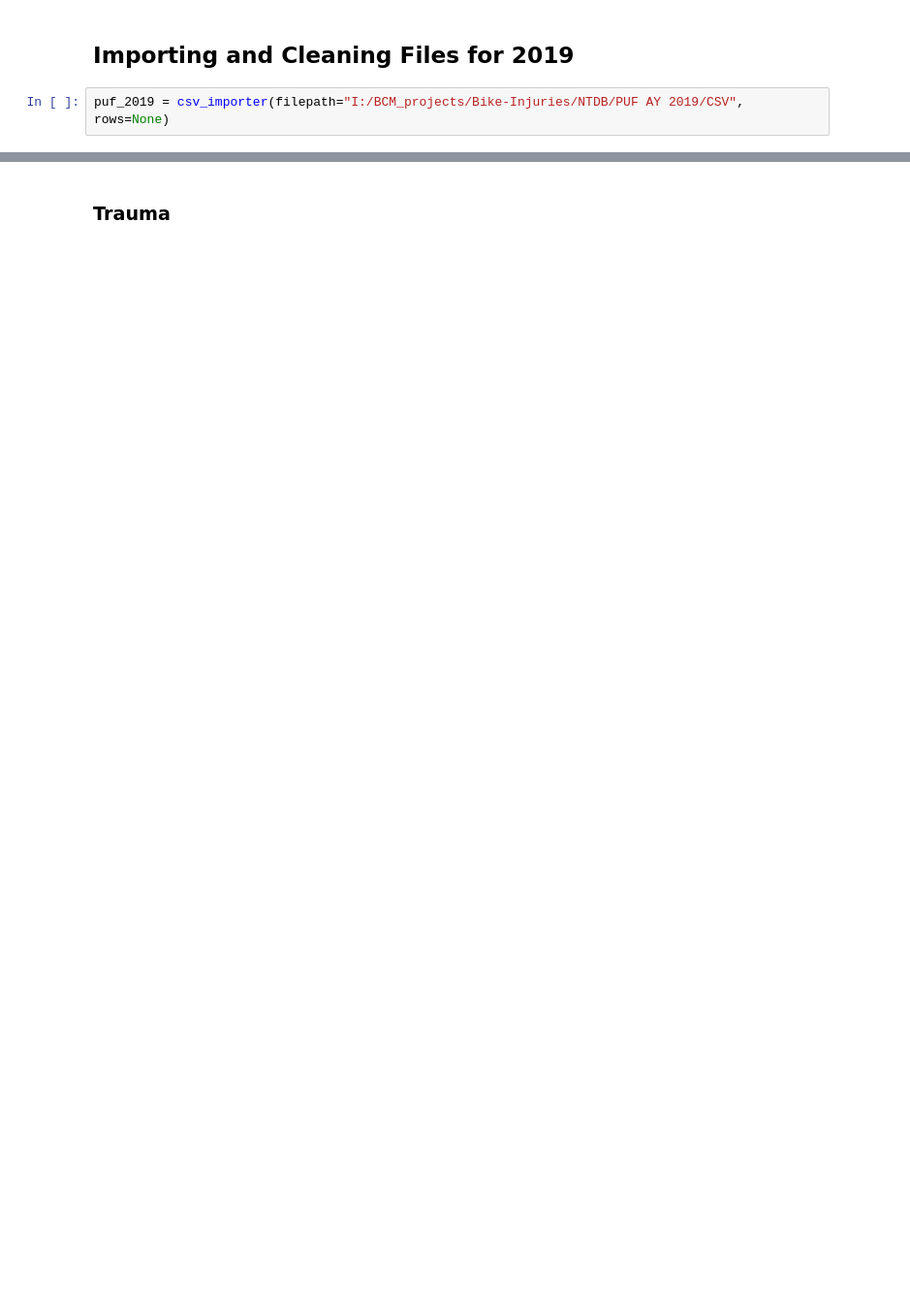
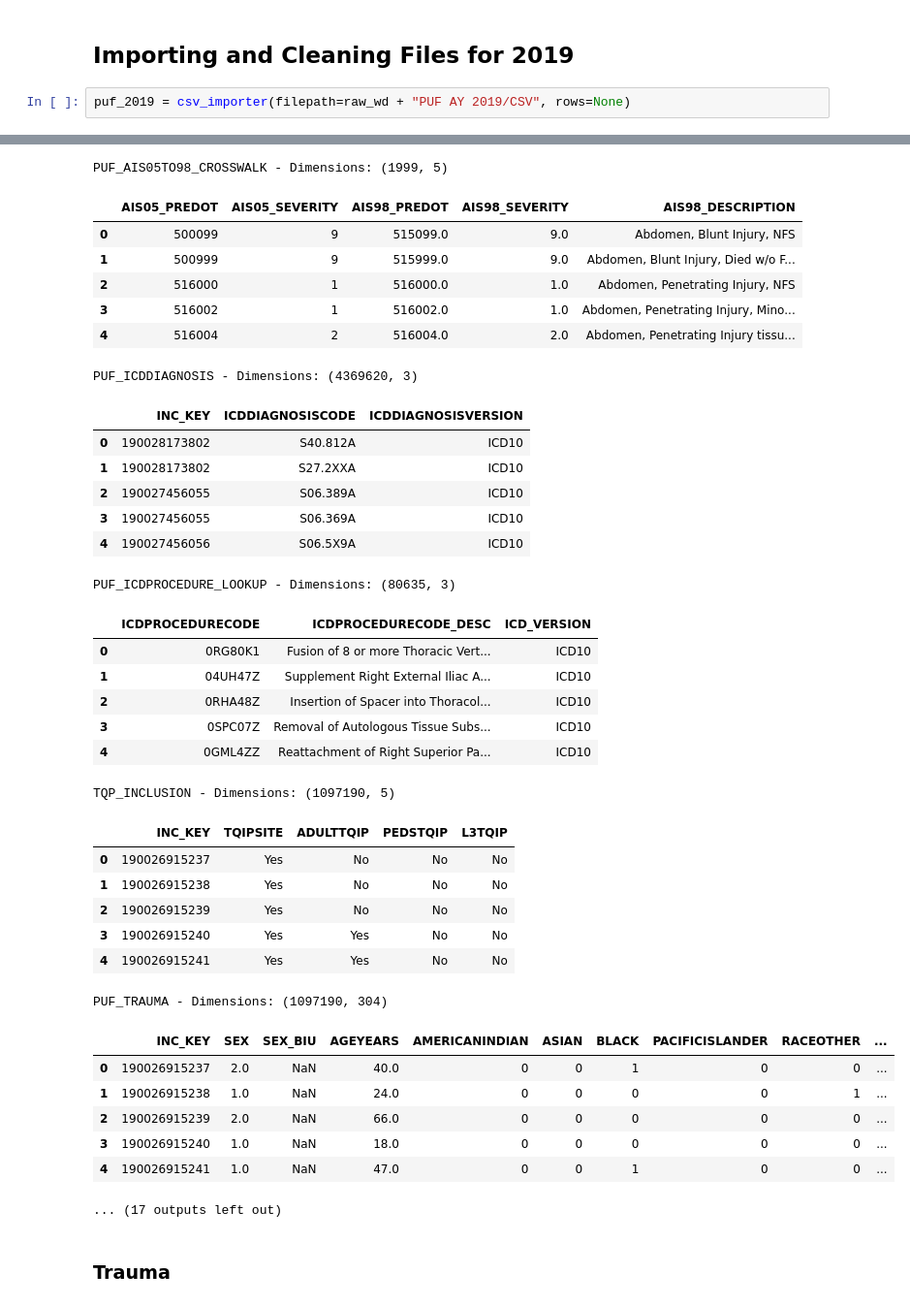
Before and after one commit to toofastdan117/TQP_bike_alcohol_helmets, a Jupyter notebook: 01_TQP_Parser.ipynb, the cells around one changed output, grey strips where cells are left out. Shown at 97% size. Drawn from its saved outputs; the diff is of its cells as text; blank space fills up the shorter version.

```diff
--- a/01_TQP_Parser.ipynb
+++ b/01_TQP_Parser.ipynb
@@ -239,4 +431,5 @@ stat_printer(proced_bikes)
 # %% [markdown]
 ## **Importing and Cleaning Files for 2019**
 # %%
-puf_2019 = csv_importer(filepath="I:/BCM_projects/Bike-Injuries/NTDB/PUF AY 2019/CSV", rows=None)
+puf_2019 = csv_importer(filepath=raw_wd + "PUF AY 2019/CSV", rows=None)
+# %% [output]
@@ -243,3 +459,39 @@ puf_2019 = csv_importer(filepath="I:/BCM_projects/Bike-Injuries/NTDB/PUF AY 2019
+PUF_AIS05TO98_CROSSWALK - Dimensions: (1999, 5)
+|  | AIS05_PREDOT | AIS05_SEVERITY | AIS98_PREDOT | AIS98_SEVERITY | AIS98_DESCRIPTION |
+| 0 | 500099 | 9 | 515099.0 | 9.0 | Abdomen, Blunt Injury, NFS |
+| 1 | 500999 | 9 | 515999.0 | 9.0 | Abdomen, Blunt Injury, Died w/o F... |
+| 2 | 516000 | 1 | 516000.0 | 1.0 | Abdomen, Penetrating Injury, NFS |
+| 3 | 516002 | 1 | 516002.0 | 1.0 | Abdomen, Penetrating Injury, Mino... |
+| 4 | 516004 | 2 | 516004.0 | 2.0 | Abdomen, Penetrating Injury tissu... |
+PUF_ICDDIAGNOSIS - Dimensions: (4369620, 3)
+|  | INC_KEY | ICDDIAGNOSISCODE | ICDDIAGNOSISVERSION |
+| 0 | 190028173802 | S40.812A | ICD10 |
+| 1 | 190028173802 | S27.2XXA | ICD10 |
+| 2 | 190027456055 | S06.389A | ICD10 |
+| 3 | 190027456055 | S06.369A | ICD10 |
+| 4 | 190027456056 | S06.5X9A | ICD10 |
+PUF_ICDPROCEDURE_LOOKUP - Dimensions: (80635, 3)
+|  | ICDPROCEDURECODE | ICDPROCEDURECODE_DESC | ICD_VERSION |
+| 0 | 0RG80K1 | Fusion of 8 or more Thoracic Vert... | ICD10 |
+| 1 | 04UH47Z | Supplement Right External Iliac A... | ICD10 |
+| 2 | 0RHA48Z | Insertion of Spacer into Thoracol... | ICD10 |
+| 3 | 0SPC07Z | Removal of Autologous Tissue Subs... | ICD10 |
+| 4 | 0GML4ZZ | Reattachment of Right Superior Pa... | ICD10 |
+TQP_INCLUSION - Dimensions: (1097190, 5)
+|  | INC_KEY | TQIPSITE | ADULTTQIP | PEDSTQIP | L3TQIP |
+| 0 | 190026915237 | Yes | No | No | No |
+| 1 | 190026915238 | Yes | No | No | No |
+| 2 | 190026915239 | Yes | No | No | No |
+| 3 | 190026915240 | Yes | Yes | No | No |
+| 4 | 190026915241 | Yes | Yes | No | No |
+PUF_TRAUMA - Dimensions: (1097190, 304)
+|  | INC_KEY | SEX | SEX_BIU | AGEYEARS | AMERICANINDIAN | ASIAN | BLACK | PACIFICISLANDER | RACEOTHER | ... |
+| 0 | 190026915237 | 2.0 | NaN | 40.0 | 0 | 0 | 1 | 0 | 0 | ... |
+| 1 | 190026915238 | 1.0 | NaN | 24.0 | 0 | 0 | 0 | 0 | 1 | ... |
+| 2 | 190026915239 | 2.0 | NaN | 66.0 | 0 | 0 | 0 | 0 | 0 | ... |
+| 3 | 190026915240 | 1.0 | NaN | 18.0 | 0 | 0 | 0 | 0 | 0 | ... |
+| 4 | 190026915241 | 1.0 | NaN | 47.0 | 0 | 0 | 1 | 0 | 0 | ... |
+... (17 outputs left out)
 # %% [markdown]
 ### Trauma
 # %%
```
Also changed, not shown: parts of 54 cells of this notebook, 2 other files.
